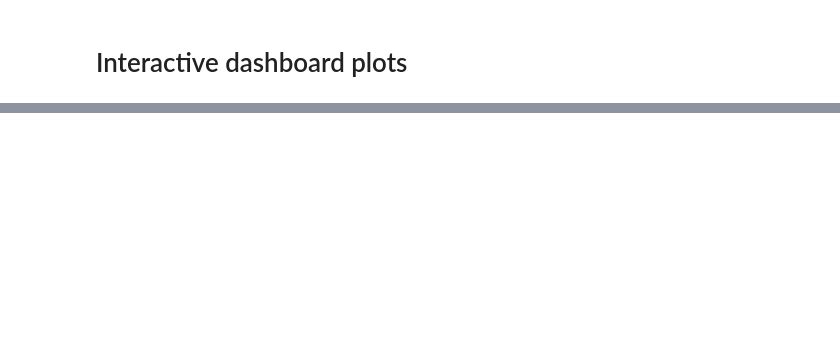
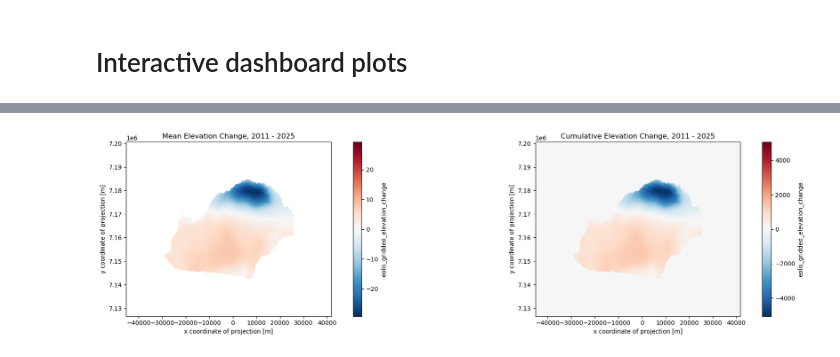
Before and after one commit to gampnico/oggm-scripts, a Jupyter notebook: notebooks/l1_dashboard_mockup.ipynb, the cells around one changed output, grey strips where cells are left out. Drawn from its saved outputs; the diff is of its cells as text; code cells hidden in the pictures; blank space fills up the shorter version.

```diff
--- a/notebooks/l1_dashboard_mockup.ipynb
+++ b/notebooks/l1_dashboard_mockup.ipynb
@@ -438,3 +455,25 @@ figures
 [interactive output not drawn]
 [interactive output not drawn]
 [interactive output not drawn]
+# %%
+dataset = xr.decode_cf(dash.data["datacube"].ds)
+import matplotlib.pyplot as plt
+
+fig, axes = plt.subplots(ncols=2, nrows=1, figsize=(20, 5))
+# dataset.itslive_v.where(dataset.glacier_mask).plot(ax=axes[0])
+masked_elevation_change = dataset.eolis_gridded_elevation_change.where(dataset.glacier_mask==1)
+masked_elevation_change.mean(dim="t").plot(ax=axes[0])
+masked_elevation_change.cumsum(dim="t", skipna=True)[-1].plot(ax=axes[1])
+# (masked_elevation_change.cumsum(dim="t", skipna=True)[-1]-masked_elevation_change.mean(dim="t")).plot(ax=axes[2])
+
+
+mean_period = f"{dataset.t[0].dt.year.values} - {dataset.t[-1].dt.year.values}"
+# axes[0].set_title("Mean Surface Velocity, 1985-2018")
+axes[0].set_title(f"Mean Elevation Change, {mean_period}")
+axes[1].set_title(f"Cumulative Elevation Change, {mean_period}")
+for ax in axes:
+    ax.set_aspect('equal')
+plt.tight_layout()
+plt.show()
+# %% [output]
+[figure, added]
```
Also changed, not shown: parts of 3 cells of this notebook.
